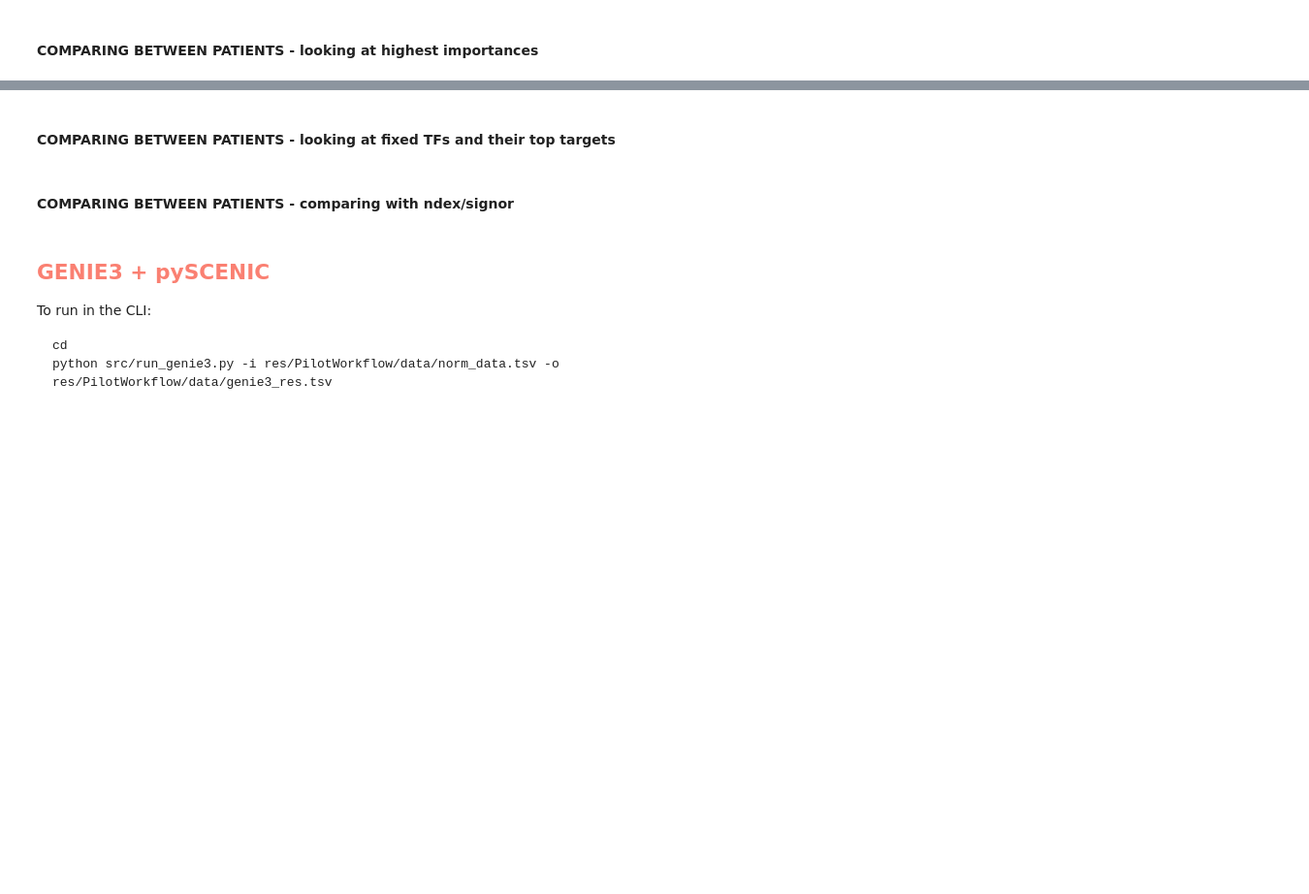
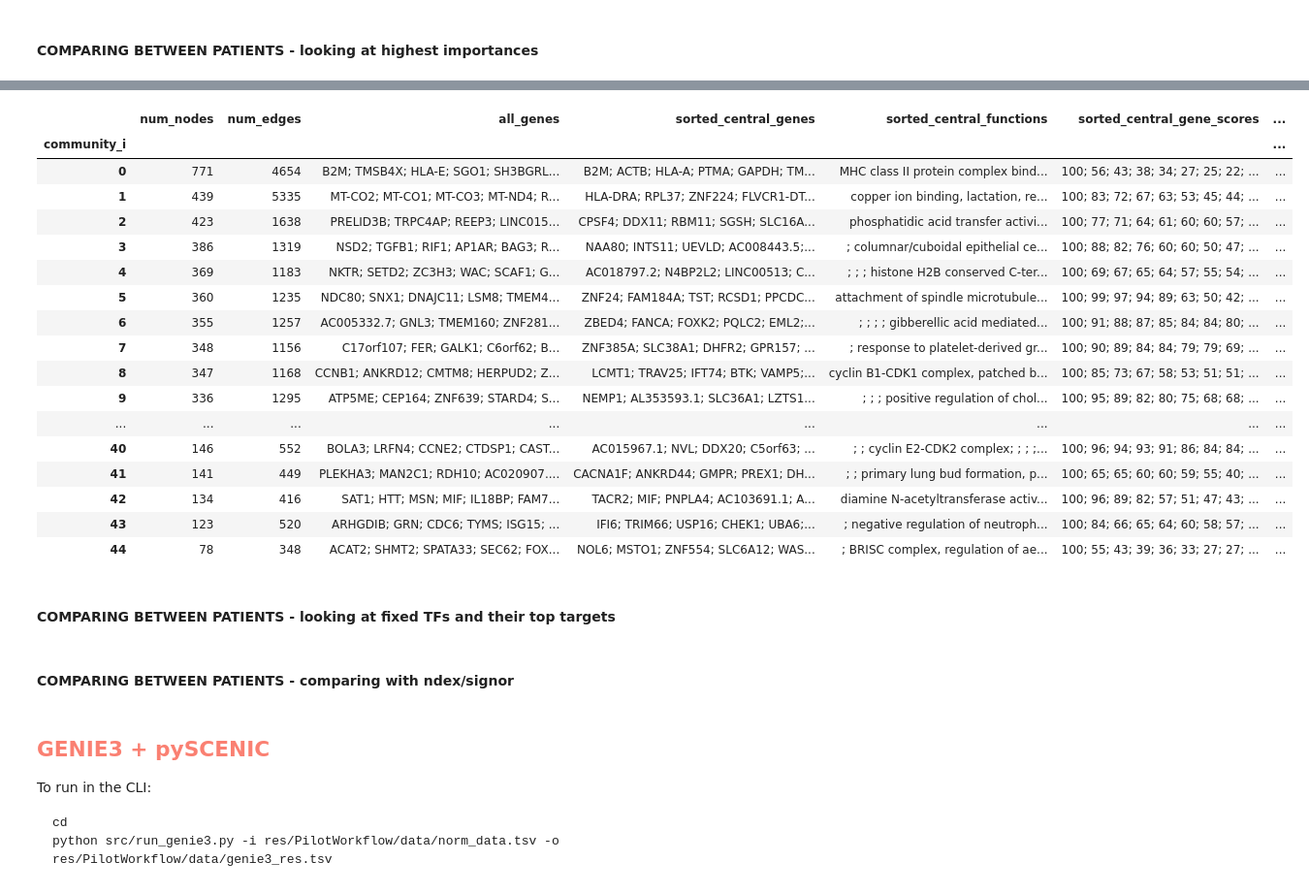
Before and after one commit to masyahook/scGRN, a Jupyter notebook: jupyter/GRN_inference.ipynb, the cells around one changed output, grey strips where cells are left out. Shown at 97% size. Drawn from its saved outputs; the diff is of its cells as text; code cells hidden in the pictures; blank space fills up the shorter version.

```diff
--- a/jupyter/GRN_inference.ipynb
+++ b/jupyter/GRN_inference.ipynb
@@ -1107,3 +1237,50 @@ Wall time: 63.1 ms
+# %%
+communities_df = pd.DataFrame(index=pd.Series(range(num_partitions), name='community_i'),
+                              columns=['num_nodes', 'num_edges', 'all_genes', 'sorted_central_genes',
+                                       'sorted_central_functions', 'sorted_central_gene_scores',
+                                       'most_frequent_function_words']
+)
+
+for i in range(num_partitions):
+    # Getting information for each community
+    genes = partition_genes_[i]
+    community_subgraph = G.subgraph(genes)
+    central_genes_and_scores = all_partition_genes[i]
+    central_functions = [', '.join(gene_func[gene_func.index == gene].to_list()) for gene in genes]
+    freq_words = WordCloud(stopwords=stopwords).process_text(partition_funcs[i])
+    freq_words = dict(sorted(freq_words.items(), key=lambda x: x[1], reverse=True)) if freq_words else {'no found function': 1}  # dealing with no word case
+
+    # Filling dataframe with the information
+    communities_df.loc[i, 'num_nodes'] = community_subgraph.number_of_nodes()
+    communities_df.loc[i, 'num_edges'] = community_subgraph.number_of_edges()
+    communities_df.loc[i, 'all_genes'] = '; '.join(genes)
+    communities_df.loc[i, 'sorted_central_genes'] = '; '.join(central_genes_and_scores.keys())
+    communities_df.loc[i, 'sorted_central_functions'] = '; '.join(central_functions)
+    communities_df.loc[i, 'sorted_central_gene_scores'] = '; '.join(
+        [str(score) for score in central_genes_and_scores.values()]
+    )
+    communities_df.loc[i, 'most_frequent_function_words'] = '; '.join(freq_words.keys())
+# %%
+communities_df
+# %% [output]
+|  | num_nodes | num_edges | all_genes | sorted_central_genes | sorted_central_functions | sorted_central_gene_scores | ... |
+| community_i |  |  |  |  |  |  | ... |
+| 0 | 771 | 4654 | B2M; TMSB4X; HLA-E; SGO1; SH3BGRL... | B2M; ACTB; HLA-A; PTMA; GAPDH; TM... | MHC class II protein complex bind... | 100; 56; 43; 38; 34; 27; 25; 22; ... | ... |
+| 1 | 439 | 5335 | MT-CO2; MT-CO1; MT-CO3; MT-ND4; R... | HLA-DRA; RPL37; ZNF224; FLVCR1-DT... | copper ion binding, lactation, re... | 100; 83; 72; 67; 63; 53; 45; 44; ... | ... |
+| 2 | 423 | 1638 | PRELID3B; TRPC4AP; REEP3; LINC015... | CPSF4; DDX11; RBM11; SGSH; SLC16A... | phosphatidic acid transfer activi... | 100; 77; 71; 64; 61; 60; 60; 57; ... | ... |
+| 3 | 386 | 1319 | NSD2; TGFB1; RIF1; AP1AR; BAG3; R... | NAA80; INTS11; UEVLD; AC008443.5;... | ; columnar/cuboidal epithelial ce... | 100; 88; 82; 76; 60; 60; 50; 47; ... | ... |
+| 4 | 369 | 1183 | NKTR; SETD2; ZC3H3; WAC; SCAF1; G... | AC018797.2; N4BP2L2; LINC00513; C... | ; ; ; histone H2B conserved C-ter... | 100; 69; 67; 65; 64; 57; 55; 54; ... | ... |
+| 5 | 360 | 1235 | NDC80; SNX1; DNAJC11; LSM8; TMEM4... | ZNF24; FAM184A; TST; RCSD1; PPCDC... | attachment of spindle microtubule... | 100; 99; 97; 94; 89; 63; 50; 42; ... | ... |
+| 6 | 355 | 1257 | AC005332.7; GNL3; TMEM160; ZNF281... | ZBED4; FANCA; FOXK2; PQLC2; EML2;... | ; ; ; ; gibberellic acid mediated... | 100; 91; 88; 87; 85; 84; 84; 80; ... | ... |
+| 7 | 348 | 1156 | C17orf107; FER; GALK1; C6orf62; B... | ZNF385A; SLC38A1; DHFR2; GPR157; ... | ; response to platelet-derived gr... | 100; 90; 89; 84; 84; 79; 79; 69; ... | ... |
+| 8 | 347 | 1168 | CCNB1; ANKRD12; CMTM8; HERPUD2; Z... | LCMT1; TRAV25; IFT74; BTK; VAMP5;... | cyclin B1-CDK1 complex, patched b... | 100; 85; 73; 67; 58; 53; 51; 51; ... | ... |
+| 9 | 336 | 1295 | ATP5ME; CEP164; ZNF639; STARD4; S... | NEMP1; AL353593.1; SLC36A1; LZTS1... | ; ; ; positive regulation of chol... | 100; 95; 89; 82; 80; 75; 68; 68; ... | ... |
+| ... | ... | ... | ... | ... | ... | ... | ... |
+| 40 | 146 | 552 | BOLA3; LRFN4; CCNE2; CTDSP1; CAST... | AC015967.1; NVL; DDX20; C5orf63; ... | ; ; cyclin E2-CDK2 complex; ; ; ;... | 100; 96; 94; 93; 91; 86; 84; 84; ... | ... |
+| 41 | 141 | 449 | PLEKHA3; MAN2C1; RDH10; AC020907.... | CACNA1F; ANKRD44; GMPR; PREX1; DH... | ; ; primary lung bud formation, p... | 100; 65; 65; 60; 60; 59; 55; 40; ... | ... |
+| 42 | 134 | 416 | SAT1; HTT; MSN; MIF; IL18BP; FAM7... | TACR2; MIF; PNPLA4; AC103691.1; A... | diamine N-acetyltransferase activ... | 100; 96; 89; 82; 57; 51; 47; 43; ... | ... |
+| 43 | 123 | 520 | ARHGDIB; GRN; CDC6; TYMS; ISG15; ... | IFI6; TRIM66; USP16; CHEK1; UBA6;... | ; negative regulation of neutroph... | 100; 84; 66; 65; 64; 60; 58; 57; ... | ... |
+| 44 | 78 | 348 | ACAT2; SHMT2; SPATA33; SEC62; FOX... | NOL6; MSTO1; ZNF554; SLC6A12; WAS... | ; BRISC complex, regulation of ae... | 100; 55; 43; 39; 36; 33; 27; 27; ... | ... |
 # %%
 def draw_top_importances_graph(pat_1, pat_2, data, data_type, top_n):
 
```
Also changed, not shown: parts of 3 cells of this notebook, 1 other file.
